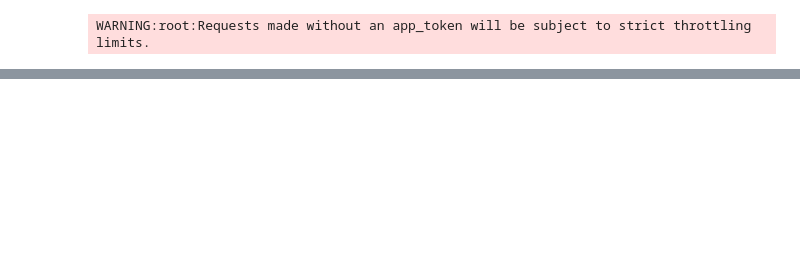
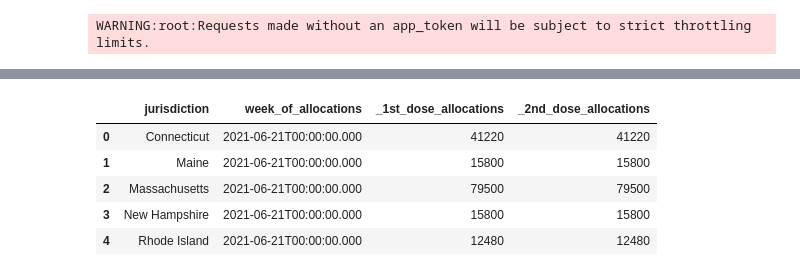
Before and after one commit to crebello711/Project_2, a Jupyter notebook: Joint_Notebook.ipynb, the cells around one changed output, grey strips where cells are left out. Saved outputs shown, nothing was run; the diff lists cells and outputs as text; code cells hidden in the pictures; blank space fills up the shorter version.

```diff
--- a/Joint_Notebook.ipynb
+++ b/Joint_Notebook.ipynb
@@ -132,0 +173,9 @@ Number of Unique Jurisdiction : 63
+# %%
+moderna_df.head()
+# %% [output]
+|  | jurisdiction | week_of_allocations | _1st_dose_allocations | _2nd_dose_allocations |
+| 0 | Connecticut | 2021-06-21T00:00:00.000 | 41220 | 41220 |
+| 1 | Maine | 2021-06-21T00:00:00.000 | 15800 | 15800 |
+| 2 | Massachusetts | 2021-06-21T00:00:00.000 | 79500 | 79500 |
+| 3 | New Hampshire | 2021-06-21T00:00:00.000 | 15800 | 15800 |
+| 4 | Rhode Island | 2021-06-21T00:00:00.000 | 12480 | 12480 |
```
Also changed, not shown: parts of 19 cells of this notebook, 1 other file.
